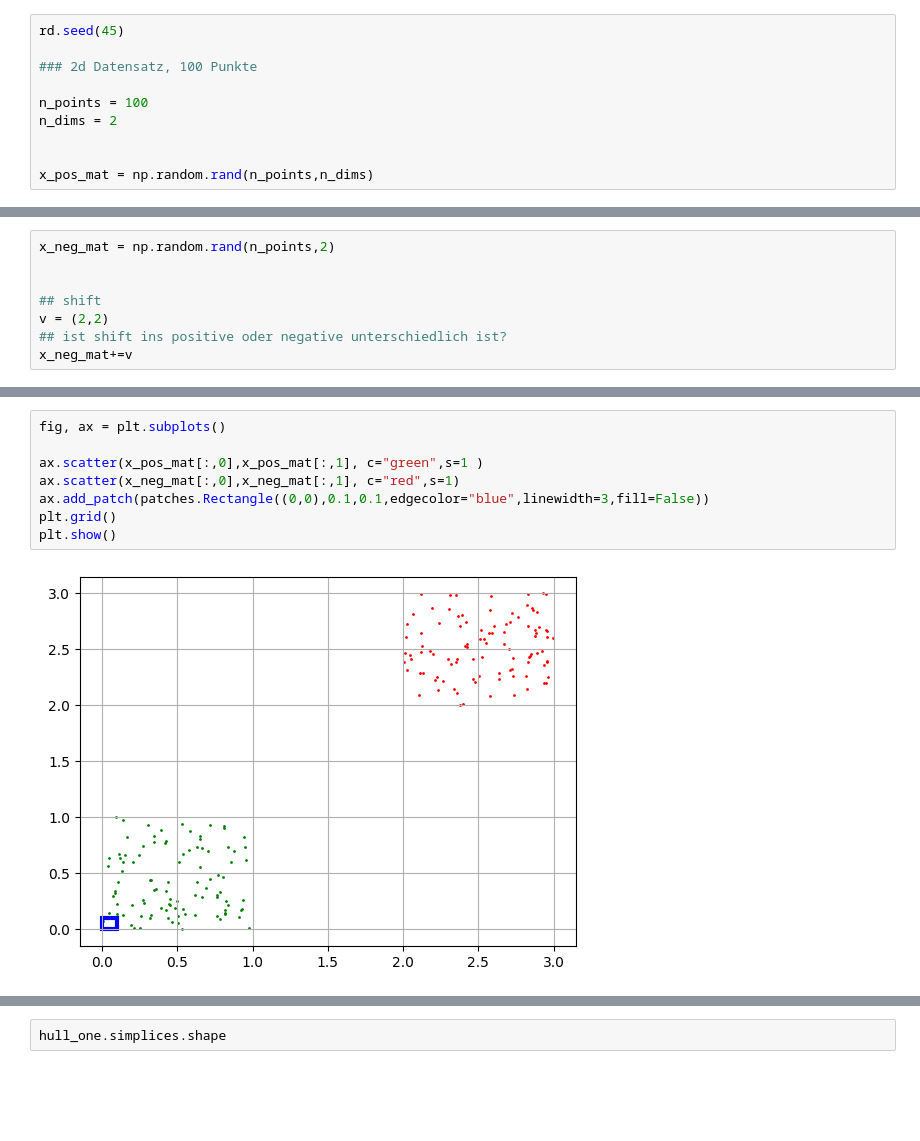
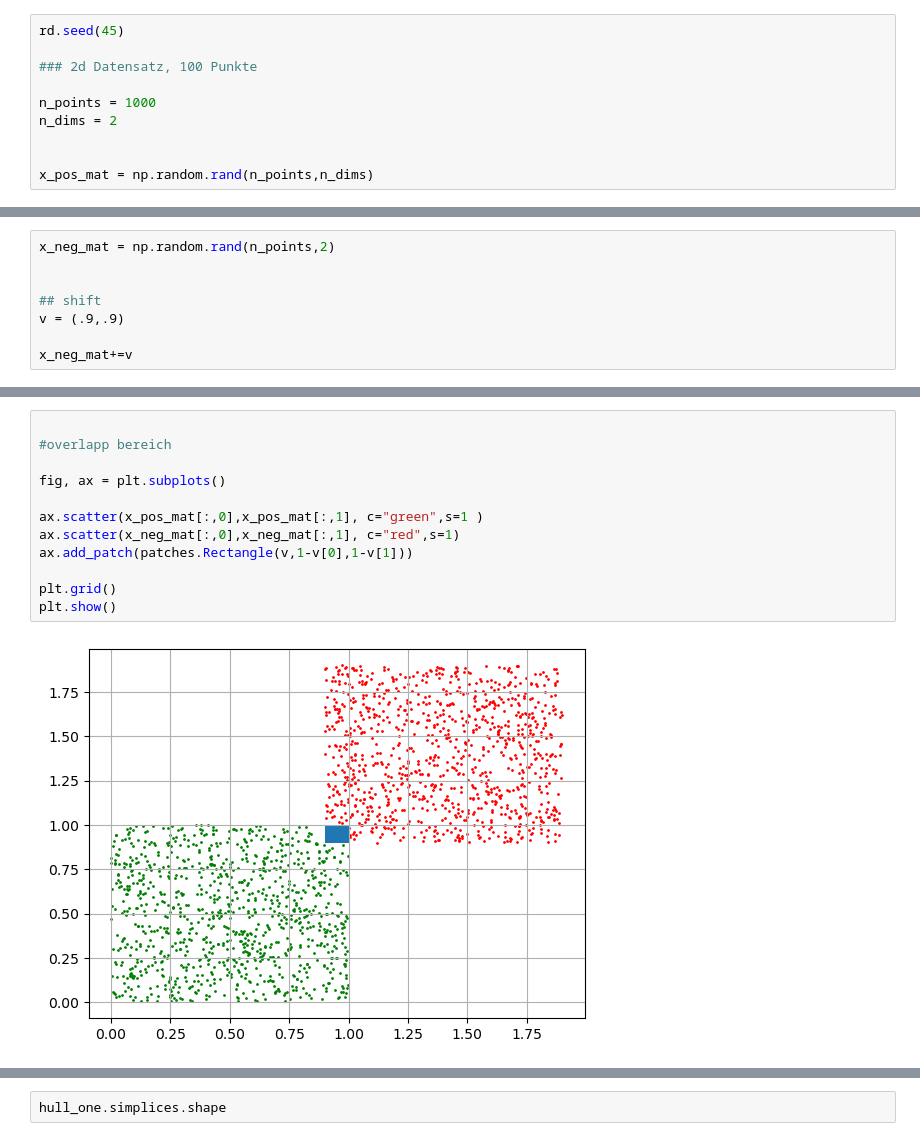
Before and after one commit to Hazishan/MaschinellesLernen, a Jupyter notebook: uebung01.ipynb, the cells around one changed output, grey strips where cells are left out. Cells and saved outputs as stored; diff of their text form; blank space fills up the shorter version.

```diff
--- a/uebung01.ipynb
+++ b/uebung01.ipynb
@@ -9,7 +8,7 @@ rd.seed(45)
 
 ### 2d Datensatz, 100 Punkte
 
-n_points = 100
+n_points = 1000
 n_dims = 2
 
 
@@ -23,6 +22,6 @@ x_neg_mat = np.random.rand(n_points,2)
 
 
 ## shift
-v = (2,2)
-## ist shift ins positive oder negative unterschiedlich ist?
+v = (.9,.9)
+
 x_neg_mat+=v
@@ -61,10 +52,14 @@ plt.show()
 # %%
+
+#overlapp bereich
+
 fig, ax = plt.subplots()
 
 ax.scatter(x_pos_mat[:,0],x_pos_mat[:,1], c="green",s=1 )
 ax.scatter(x_neg_mat[:,0],x_neg_mat[:,1], c="red",s=1)
-ax.add_patch(patches.Rectangle((0,0),0.1,0.1,edgecolor="blue",linewidth=3,fill=False))
+ax.add_patch(patches.Rectangle(v,1-v[0],1-v[1]))
+
 plt.grid()
 plt.show()
 # %% [output]
-[figure, old version]
+[figure, new version]
```
Also changed, not shown: parts of 20 cells of this notebook.
